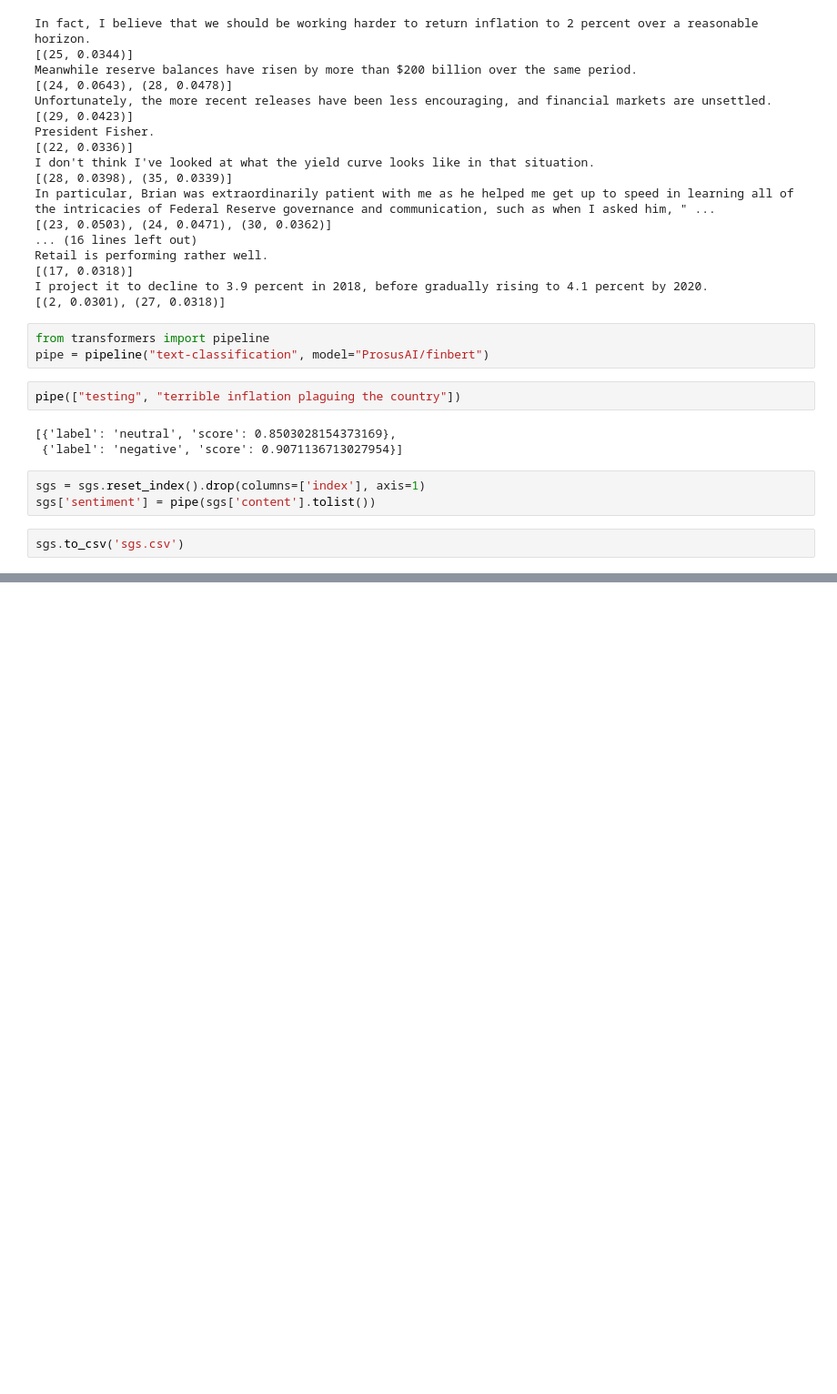
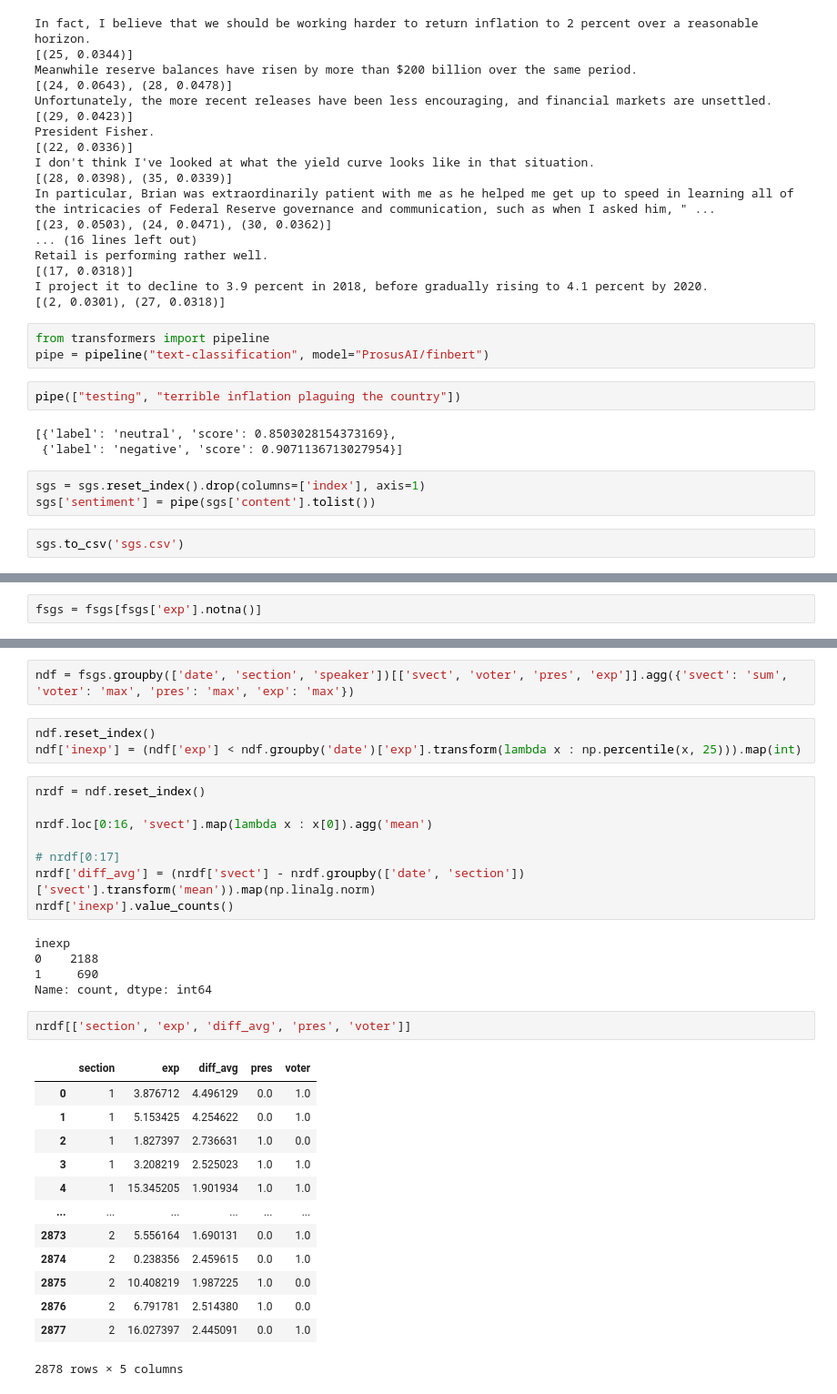
Before and after one commit to bendurham441/fed-nlp, a Jupyter notebook: stance-vectors/stance_vectors.ipynb, the cells around one changed output, grey strips where cells are left out. Shown at 91% size. Drawn from its saved outputs; the diff is of its cells as text; blank space fills up the shorter version.

```diff
--- a/stance-vectors/stance_vectors.ipynb
+++ b/stance-vectors/stance_vectors.ipynb
@@ -108,0 +389,2 @@ sgs.to_csv('sgs.csv')
+# %%
+fsgs = fsgs[fsgs['exp'].notna()]
@@ -108,0 +405,34 @@ sgs.to_csv('sgs.csv')
+# %%
+ndf = fsgs.groupby(['date', 'section', 'speaker'])[['svect', 'voter', 'pres', 'exp']].agg({'svect': 'sum', 'voter': 'max', 'pres': 'max', 'exp': 'max'})
+# %%
+ndf.reset_index()
+ndf['inexp'] = (ndf['exp'] < ndf.groupby('date')['exp'].transform(lambda x : np.percentile(x, 25))).map(int)
+# %%
+nrdf = ndf.reset_index()
+
+nrdf.loc[0:16, 'svect'].map(lambda x : x[0]).agg('mean')
+
+# nrdf[0:17]
+nrdf['diff_avg'] = (nrdf['svect'] - nrdf.groupby(['date', 'section'])['svect'].transform('mean')).map(np.linalg.norm)
+nrdf['inexp'].value_counts()
+# %% [output]
+inexp
+0    2188
+1     690
+Name: count, dtype: int64
+# %%
+nrdf[['section', 'exp', 'diff_avg', 'pres', 'voter']]
+# %% [output]
+|  | section | exp | diff_avg | pres | voter |
+| 0 | 1 | 3.876712 | 4.496129 | 0.0 | 1.0 |
+| 1 | 1 | 5.153425 | 4.254622 | 0.0 | 1.0 |
+| 2 | 1 | 1.827397 | 2.736631 | 1.0 | 0.0 |
+| 3 | 1 | 3.208219 | 2.525023 | 1.0 | 1.0 |
+| 4 | 1 | 15.345205 | 1.901934 | 1.0 | 1.0 |
+| ... | ... | ... | ... | ... | ... |
+| 2873 | 2 | 5.556164 | 1.690131 | 0.0 | 1.0 |
+| 2874 | 2 | 0.238356 | 2.459615 | 0.0 | 1.0 |
+| 2875 | 2 | 10.408219 | 1.987225 | 1.0 | 0.0 |
+| 2876 | 2 | 6.791781 | 2.514380 | 1.0 | 0.0 |
+| 2877 | 2 | 16.027397 | 2.445091 | 0.0 | 1.0 |
+2878 rows × 5 columns
```
Also changed, not shown: parts of 29 cells of this notebook.
